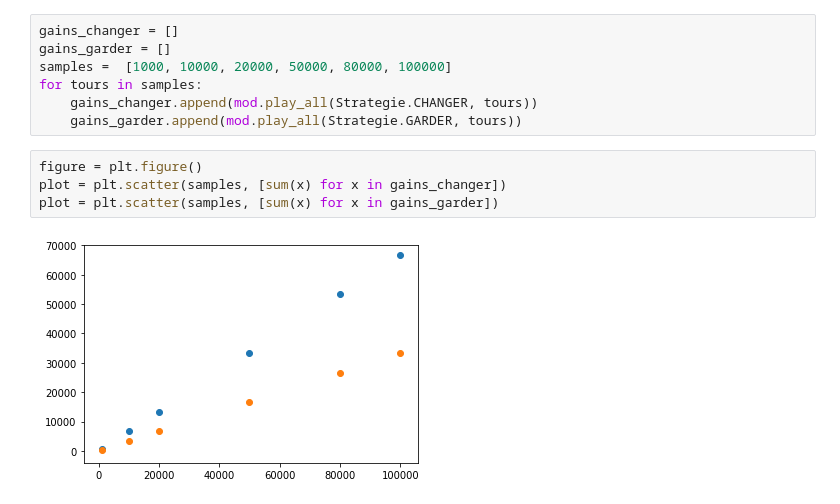
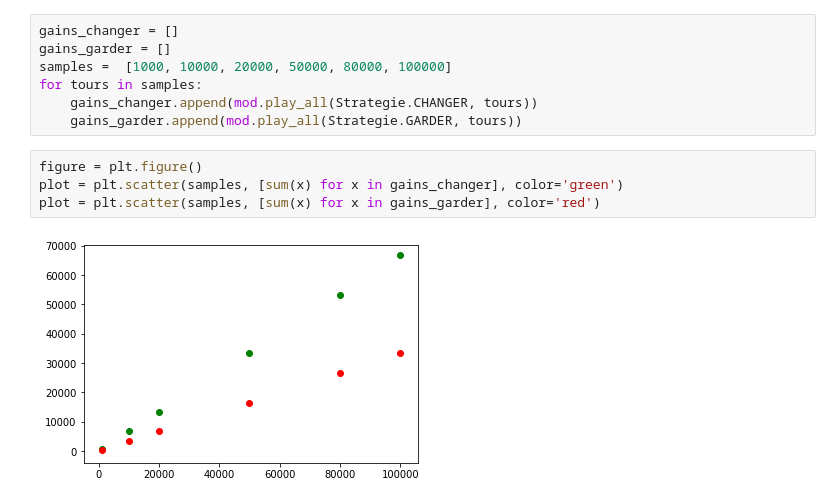
Before and after one commit to philos33/Activite_partage_repository, a Jupyter notebook: Monty_Hall.ipynb, the cells around one changed output. Drawn from its saved outputs; the diff is of its cells as text.

```diff
--- a/Monty_Hall.ipynb
+++ b/Monty_Hall.ipynb
@@ -64,7 +64,7 @@ for tours in samples:
     gains_garder.append(mod.play_all(Strategie.GARDER, tours))
 # %%
 figure = plt.figure()
-plot = plt.scatter(samples, [sum(x) for x in gains_changer])
-plot = plt.scatter(samples, [sum(x) for x in gains_garder])
+plot = plt.scatter(samples, [sum(x) for x in gains_changer], color='green')
+plot = plt.scatter(samples, [sum(x) for x in gains_garder], color='red')
 # %% [output]
-[figure, old version]
+[figure, new version]
```
Also changed, not shown: parts of 3 cells of this notebook.
